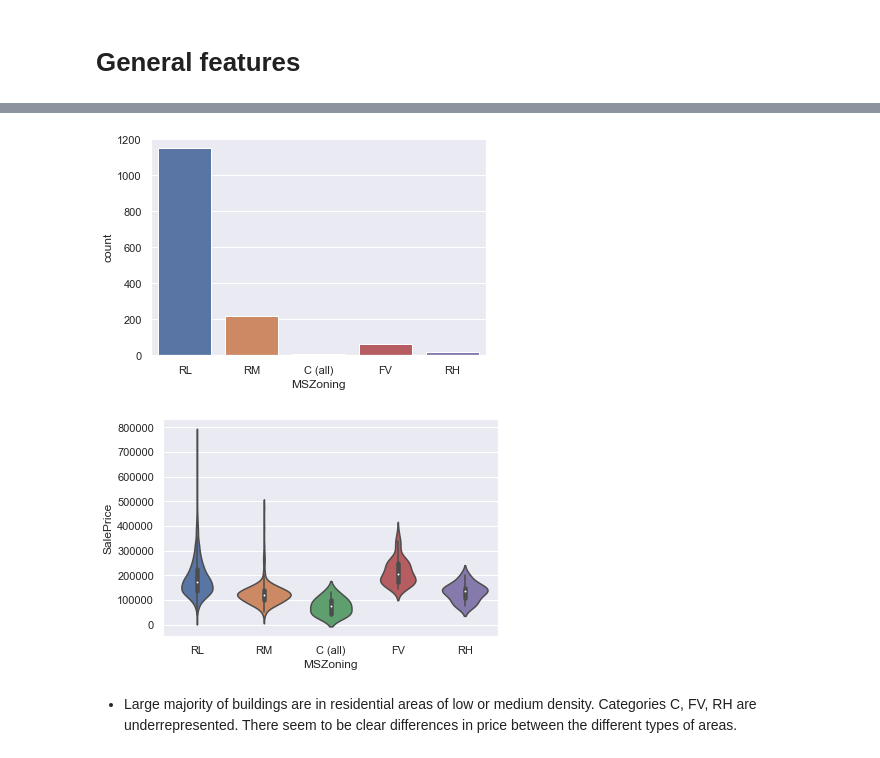
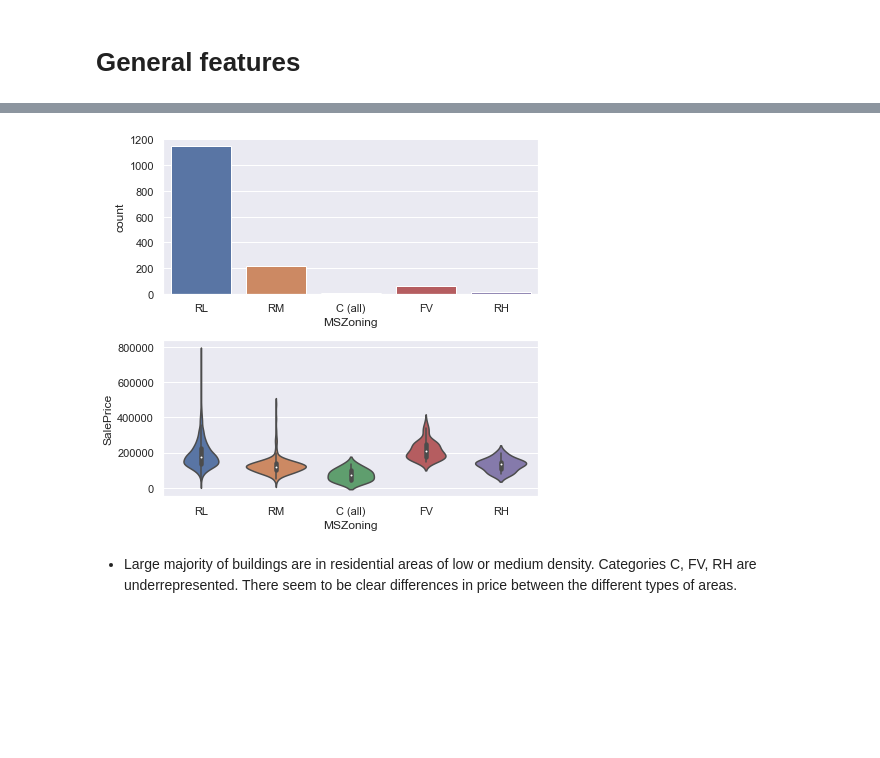
Before and after one commit to kocercp27/housing_prices, a Jupyter notebook: housing_prices.ipynb, the cells around one changed output, grey strips where cells are left out. Drawn from its saved outputs; the diff is of its cells as text; code cells hidden in the pictures; blank space fills up the shorter version.

Commit message:
Updated housing prices notebook.

```diff
--- a/housing_prices.ipynb
+++ b/housing_prices.ipynb
@@ -196,9 +262,9 @@ Start by exploring some of the features in groups, and focus on visual EDA for n
 # %%
-sns.countplot(data=training_data, x='MSZoning'); plt.show()
-sns.violinplot(data=training_data, x='MSZoning', y='SalePrice');
+fig, (ax1, ax2) = plt.subplots(nrows=2,ncols=1, figsize=[6.4, 5.8])
+sns.countplot(data=training_data, x='MSZoning', ax=ax1)
+sns.violinplot(data=training_data, x='MSZoning', y='SalePrice', ax=ax2); plt.tight_layout()
 # %% [output]
-[figure, old version]
+[figure, new version]
-[figure, removed]
 # %% [markdown]
 - Large majority of buildings are in residential areas of low or medium density. Categories C, FV, RH are underrepresented. There seem to be clear differences in price between the different types of areas.
 # %%
```
Also changed, not shown: parts of 178 cells of this notebook.
